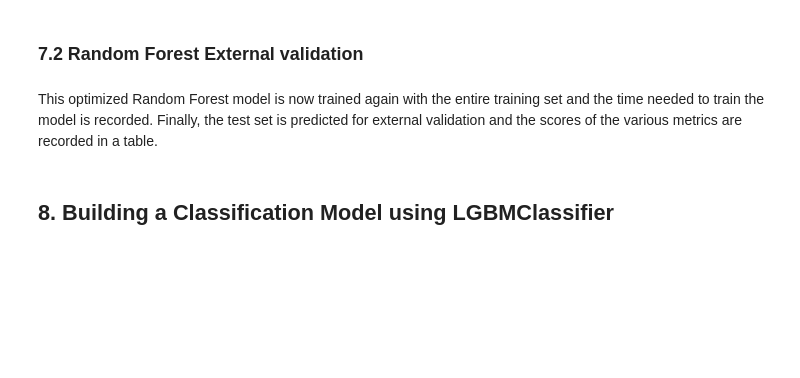
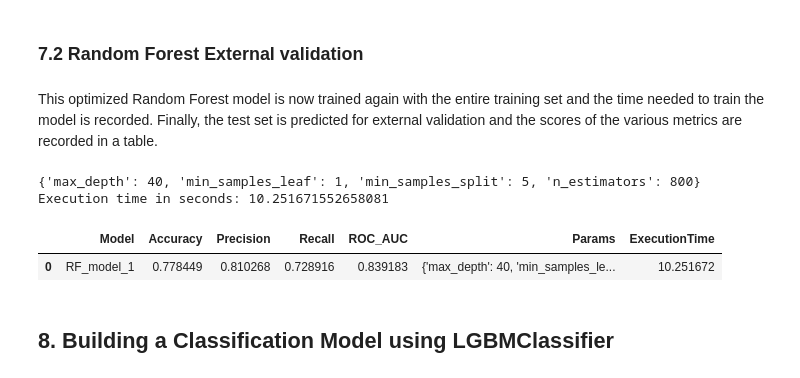
Before and after one commit to stawiskm/QSAR_Modelbuilding_amesTest, a Jupyter notebook: Genotoxicity_Classifier.ipynb, the cells around one changed output. Cells and saved outputs as stored; diff of their text form; code cells hidden in the pictures; blank space fills up the shorter version.

```diff
--- a/Genotoxicity_Classifier.ipynb
+++ b/Genotoxicity_Classifier.ipynb
@@ -398,7 +353,7 @@ First, the scoring is defined, which is used for all subsequent cross validation
 # %%
 # The scorers can be either one of the predefined metric strings or a scorer
 # callable, like the one returned by make_scorer
-scoring = {#"AUC": "roc_auc",
+scoring = {"AUC": "roc_auc",
            "Accuracy": make_scorer(accuracy_score),
            "Precision":make_scorer(precision_score, average="binary", pos_label='Toxic'),
            "Recall":make_scorer(recall_score, average="binary", pos_label='Toxic')}
@@ -464,27 +424,33 @@ ModelResultsTable = pd.DataFrame()
 # %%
 print(clf.best_params_)
 model =  RandomForestClassifier(max_depth=clf.best_params_["max_depth"],
                                 min_samples_leaf=clf.best_params_["min_samples_leaf"],
                                 min_samples_split=clf.best_params_["min_samples_split"],
                                 n_estimators=clf.best_params_["n_estimators"],
                                 random_state=42)
 
 
 startTime = time.time()
 
 #Model training
 model.fit(X_train, y_train)
 
 executionTime = (time.time() - startTime)
 print('Execution time in seconds: ' + str(executionTime))
-#Accuracy / Precission / Recall
+#Accuracy / Precission / Recall / ROC auc
 y_pred = model.predict(X_test)
 acc = accuracy_score(y_test, y_pred)
 pre = precision_score(y_test, y_pred, average="binary", pos_label='Toxic')
 rec = recall_score(y_test, y_pred, average="binary", pos_label='Toxic')
-output = pd.DataFrame({"Model":"RF_model_1","Accuracy":acc,"Precision":pre,"Recall":rec,"Params":[clf.best_params_],"ExecutionTime":executionTime})
+roc_auc = roc_auc_score(y_test, model.predict_proba(X_test)[:, 1])
+output = pd.DataFrame({"Model":"RF_model_1","Accuracy":acc,"Precision":pre,"Recall":rec,"ROC_AUC":roc_auc,"Params":[clf.best_params_],"ExecutionTime":executionTime})
 ModelResultsTable = pd.concat([output, ModelResultsTable], ignore_index=True)
 ModelResultsTable
+# %% [output]
+{'max_depth': 40, 'min_samples_leaf': 1, 'min_samples_split': 5, 'n_estimators': 800}
+Execution time in seconds: 10.251671552658081
+|  | Model | Accuracy | Precision | Recall | ROC_AUC | Params | ExecutionTime |
+| 0 | RF_model_1 | 0.778449 | 0.810268 | 0.728916 | 0.839183 | {'max_depth': 40, 'min_samples_le... | 10.251672 |
 # %% [markdown]
 ## **8. Building a Classification Model using LGBMClassifier**
 # %% [markdown]
```
Also changed, not shown: parts of 45 cells of this notebook.
